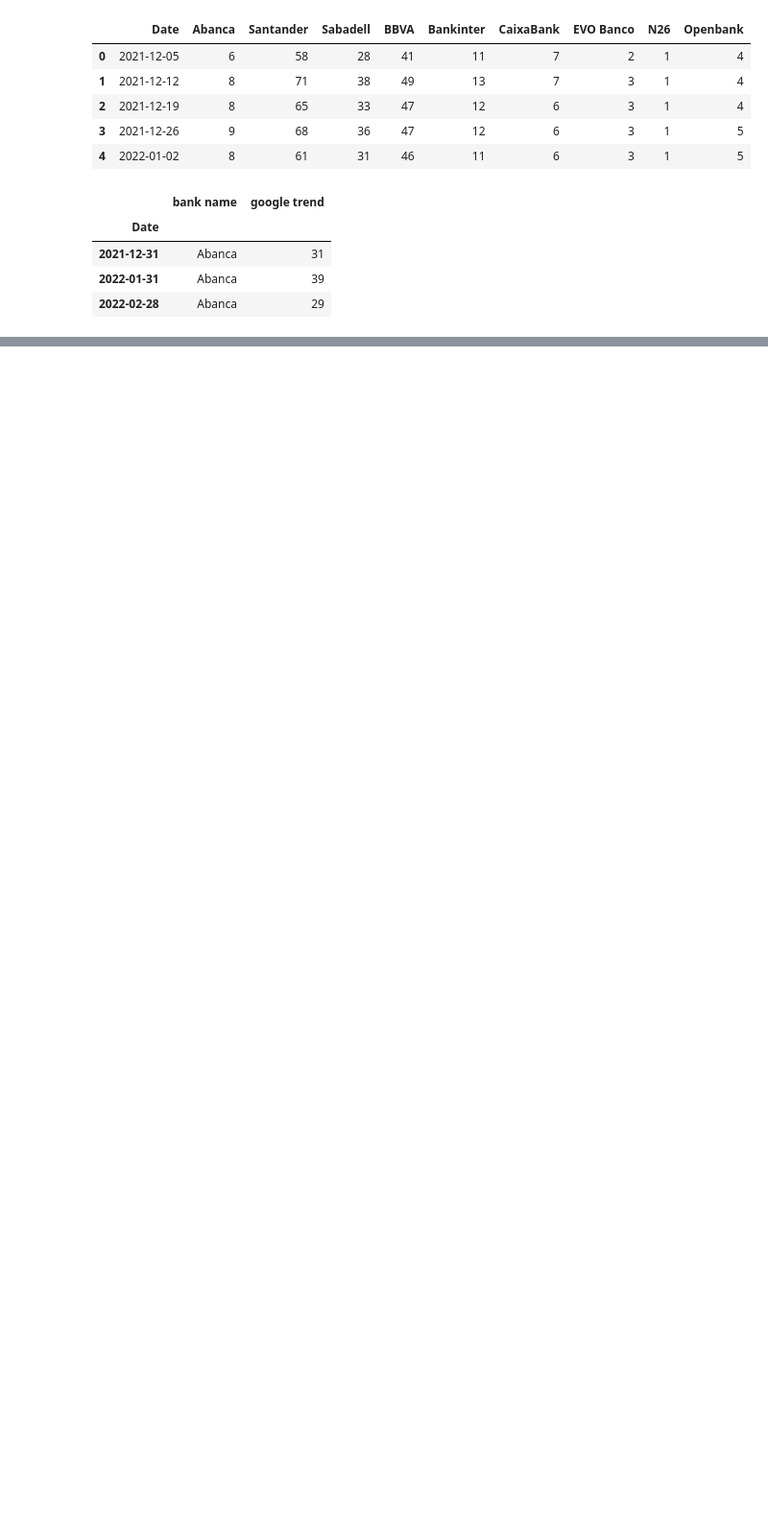
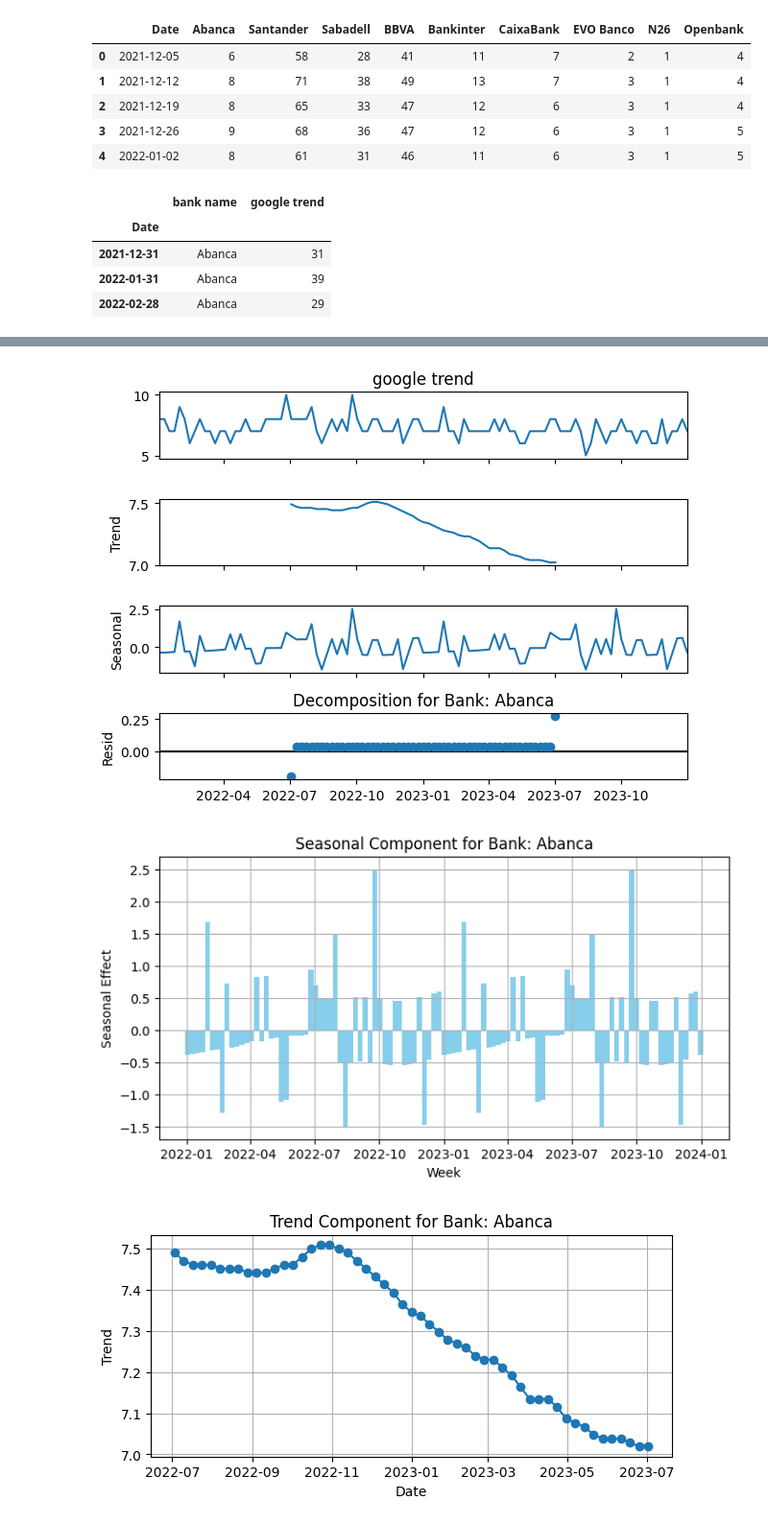
Before and after one commit to agbennett-bse/deloitte_digital_banking, a Jupyter notebook: deloitte_digital_banking/google-trend.ipynb, the cells around one changed output, grey strips where cells are left out. Shown at 96% size. Cells and saved outputs as stored; diff of their text form; code cells hidden in the pictures; blank space fills up the shorter version.

```diff
--- a/deloitte_digital_banking/google-trend.ipynb
+++ b/deloitte_digital_banking/google-trend.ipynb
@@ -40,3 +40,26 @@ long_monthly_google_df.head(3)
 | 2021-12-31 | Abanca | 31 |
 | 2022-01-31 | Abanca | 39 |
 | 2022-02-28 | Abanca | 29 |
+# %%
+google_df = df.copy()
+google_df['Date'] = pd.to_datetime(google_df['Date'])
+google_df.set_index('Date', inplace=True)
+
+# Resample to monthly frequency and aggregate data
+weekly_google_df = google_df
+
+# Reset index to have 'Month' as a column
+weekly_google_df.reset_index(inplace=True)
+weekly_google_df= weekly_google_df.reset_index(drop=True)
+
+# Melting the DataFrame
+long_weekly_google_df = weekly_google_df.melt(id_vars=['Date'], var_name='bank name', value_name='google trend')
+
+long_weekly_google_df['Date'] = pd.to_datetime(long_weekly_google_df['Date'])
+long_weekly_google_df.set_index('Date', inplace=True)
+
+long_weekly_google_df.sort_index(inplace=True)
+
+date_range_df = long_weekly_google_df.loc['2022-01-01':'2023-12-31']
+
+date_range_df.head(3)
@@ -42,0 +125,8 @@ long_monthly_google_df.head(3)
+# %%
+results = date_range_df.groupby('bank name').apply(
+    lambda group: decompose_and_analyze_seasonality(group, 'google trend', 'additive')
+)
+# %% [output]
+[figure, added]
+[figure, added]
+[figure, added]
```
Also changed, not shown: parts of 15 cells of this notebook.
